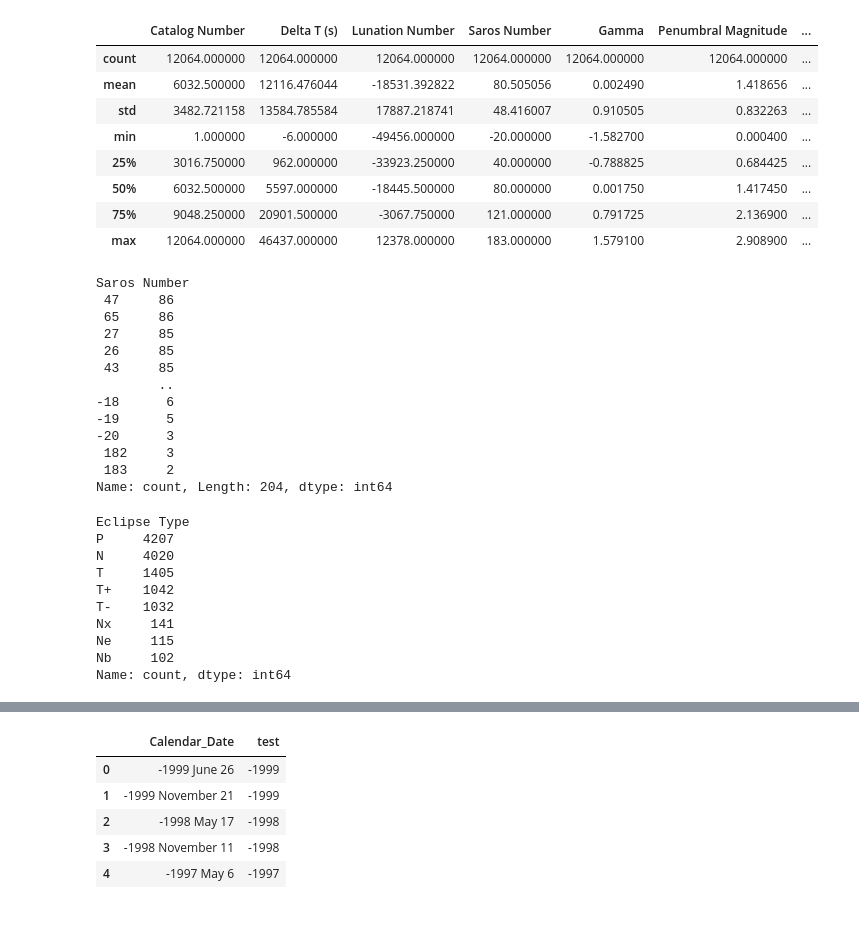
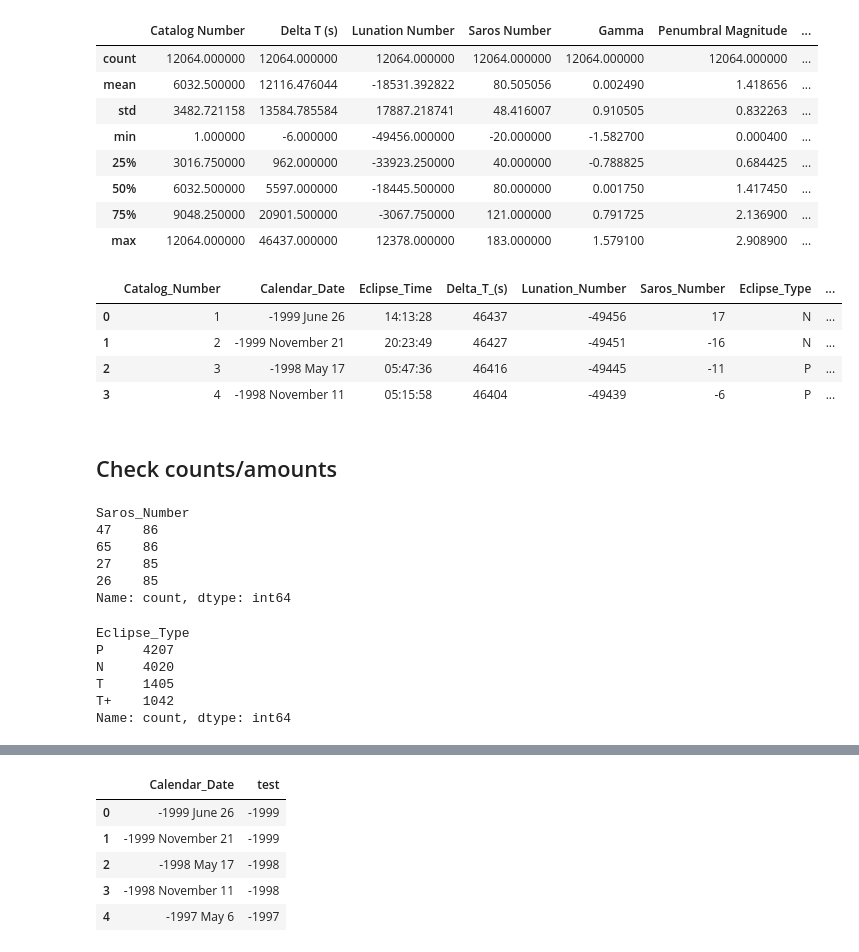
Before and after one commit to Anja-Sche/eClipseBord-FastlyDep_Anja_Scherwall, a Jupyter notebook: EDA/eda_lunar.ipynb, the cells around one changed output, grey strips where cells are left out. Drawn from its saved outputs; the diff is of its cells as text; code cells hidden in the pictures; blank space fills up the shorter version.

```diff
--- a/eda_lunar.ipynb
+++ b/EDA/eda_lunar.ipynb
@@ -69,32 +62,34 @@ df.describe()
 | 50% | 6032.500000 | 5597.000000 | -18445.500000 | 80.000000 | 0.001750 | 1.417450 | ... |
 | 75% | 9048.250000 | 20901.500000 | -3067.750000 | 121.000000 | 0.791725 | 2.136900 | ... |
 | max | 12064.000000 | 46437.000000 | 12378.000000 | 183.000000 | 1.579100 | 2.908900 | ... |
+# %%
+# Replace blank spaces for easier handeling
+
+df.columns = df.columns.str.replace(' ','_')
+df.head(4)
+# %% [output]
+|  | Catalog_Number | Calendar_Date | Eclipse_Time | Delta_T_(s) | Lunation_Number | Saros_Number | Eclipse_Type | ... |
+| 0 | 1 | -1999 June 26 | 14:13:28 | 46437 | -49456 | 17 | N | ... |
+| 1 | 2 | -1999 November 21 | 20:23:49 | 46427 | -49451 | -16 | N | ... |
+| 2 | 3 | -1998 May 17 | 05:47:36 | 46416 | -49445 | -11 | P | ... |
+| 3 | 4 | -1998 November 11 | 05:15:58 | 46404 | -49439 | -6 | P | ... |
+# %% [markdown]
+## Check counts/amounts
 # %%
-df["Saros Number"].value_counts()
+df["Saros_Number"].value_counts().head(4)
 # %% [output]
-Saros Number
- 47     86
- 65     86
- 27     85
- 26     85
- 43     85
-        ..
--18      6
--19      5
--20      3
- 182     3
- 183     2
-Name: count, Length: 204, dtype: int64
+Saros_Number
+47    86
+65    86
+27    85
+26    85
+Name: count, dtype: int64
 # %%
-df["Eclipse Type"].value_counts()
+df["Eclipse_Type"].value_counts().head(4)
 # %% [output]
-Eclipse Type
+Eclipse_Type
 P     4207
 N     4020
 T     1405
 T+    1042
-T-    1032
-Nx     141
-Ne     115
-Nb     102
 Name: count, dtype: int64
```
Also changed, not shown: parts of 20 cells of this notebook, 1 other file.
